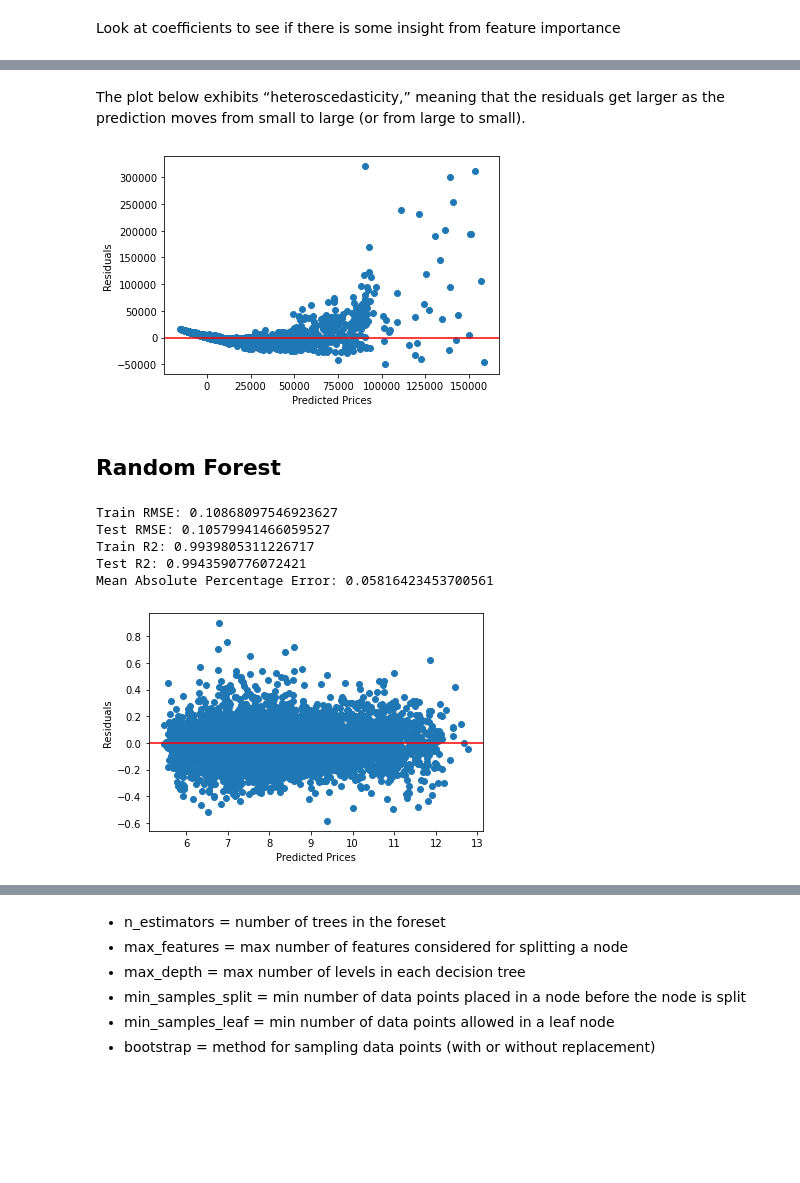
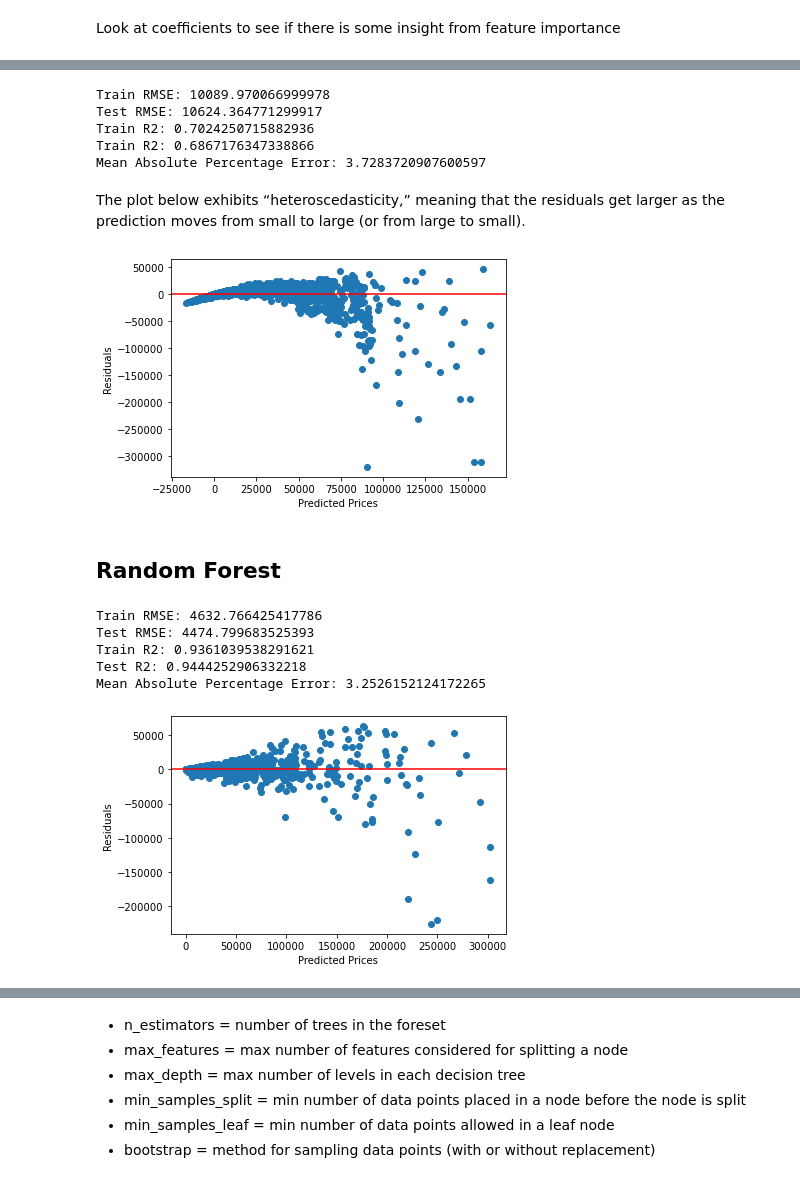
Before and after one commit to wjlau/Capstone2, a Jupyter notebook: predicting_diamond_prices.ipynb, the cells around one changed output, grey strips where cells are left out. Drawn from its saved outputs; the diff is of its cells as text; code cells hidden in the pictures; blank space fills up the shorter version.

```diff
--- a/predicting_diamond_prices.ipynb
+++ b/predicting_diamond_prices.ipynb
@@ -342,8 +363,25 @@ Mean Absolute Percentage Error: 3.6333682346407974
+# %%
+X_train_3 = X_train[['carat']]
+X_train_3 = pd.get_dummies(X_train_3)
+X_test_3 = X_test[['carat']]
+X_test_3 = pd.get_dummies(X_test_3)
+y_predicted_3 = linreg.fit(X_train_3,y_train).predict(X_test_3)
+print(f'Train RMSE: {-cross_val_score(linreg,X_train_3,y_train,scoring="neg_root_mean_squared_error").mean()}')
+print(f'Test RMSE: {np.sqrt(mean_squared_error(y_test,y_predicted_3))}')
+print(f'Train R2: {cross_val_score(linreg,X_train_3,y_train,scoring="r2").mean()}')
+print(f'Train R2: {r2_score(y_test,y_predicted_3)}')
+print(f'Mean Absolute Percentage Error: {mean_absolute_percentage_error(y_test,y_predicted_3)}')
+# %% [output]
+Train RMSE: 10089.970066999978
+Test RMSE: 10624.364771299917
+Train R2: 0.7024250715882936
+Train R2: 0.6867176347338866
+Mean Absolute Percentage Error: 3.7283720907600597
 # %% [markdown]
 The plot below exhibits “heteroscedasticity,” meaning that the residuals get larger as the prediction moves from small to large (or from large to small).
 # %%
 predicted = linreg.fit(X_train_1,y_train).predict(X_test_1)
-residuals = y_test - predicted
+residuals = predicted - y_test
 
 fig,ax = plt.subplots()
 ax.scatter(predicted,residuals)
@@ -351,34 +389,33 @@ plt.axhline(y=0, color = 'r')
 ax.set_xlabel('Predicted Prices')
 ax.set_ylabel('Residuals');
 # %% [output]
-[figure, old version]
+[figure, new version]
 # %% [markdown]
 ## Random Forest
 # %%
 #using all features
 rf= RandomForestRegressor(n_jobs=-1).fit(X_train_1,y_train)
-print(f'Train RMSE: {-cross_val_score(rf,X_train_1,y_train, scoring="neg_root_mean_squared_error").mean()}')
 print(f'Test RMSE: {np.sqrt(mean_squared_error(y_test,rf.predict(X_test_1)))}')
 print(f'Train R2: {cross_val_score(rf,X_train_1,y_train,scoring="r2").mean()}')
 print(f'Test R2: {r2_score(y_test,rf.predict(X_test_1))}')
 print(f'Mean Absolute Percentage Error: {mean_absolute_percentage_error(y_test,y_predicted_1)}')
 # %% [output]
-Train RMSE: 0.10868097546923627
-Test RMSE: 0.10579941466059527
-Train R2: 0.9939805311226717
-Test R2: 0.9943590776072421
-Mean Absolute Percentage Error: 0.05816423453700561
+Train RMSE: 4632.766425417786
+Test RMSE: 4474.799683525393
+Train R2: 0.9361039538291621
+Test R2: 0.9444252906332218
+Mean Absolute Percentage Error: 3.2526152124172265
 # %%
 predicted = rf.fit(X_train_1,y_train).predict(X_test_1)
-residuals = y_test - predicted
+residuals = predicted - y_test
 
 fig,ax = plt.subplots()
 ax.scatter(predicted,residuals)
 plt.axhline(y=0, color = 'r')
 ax.set_xlabel('Predicted Prices')
 ax.set_ylabel('Residuals');
 # %% [output]
-[figure, old version]
+[figure, new version]
 # %%
 percent_error = np.abs(y_test - y_predicted_1)/y_test
 fig,ax = plt.subplots()
```
Also changed, not shown: parts of 35 cells of this notebook.
